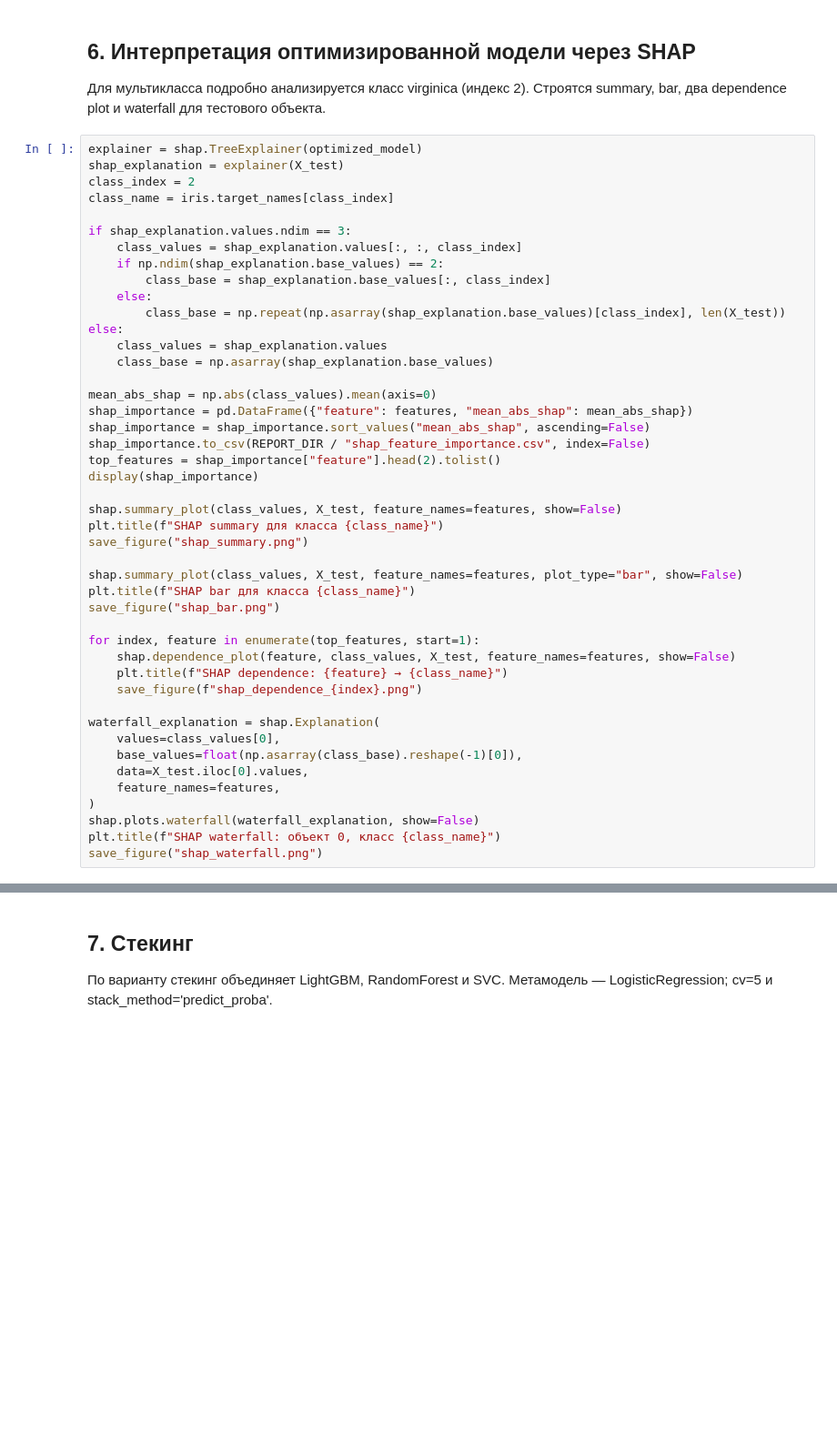
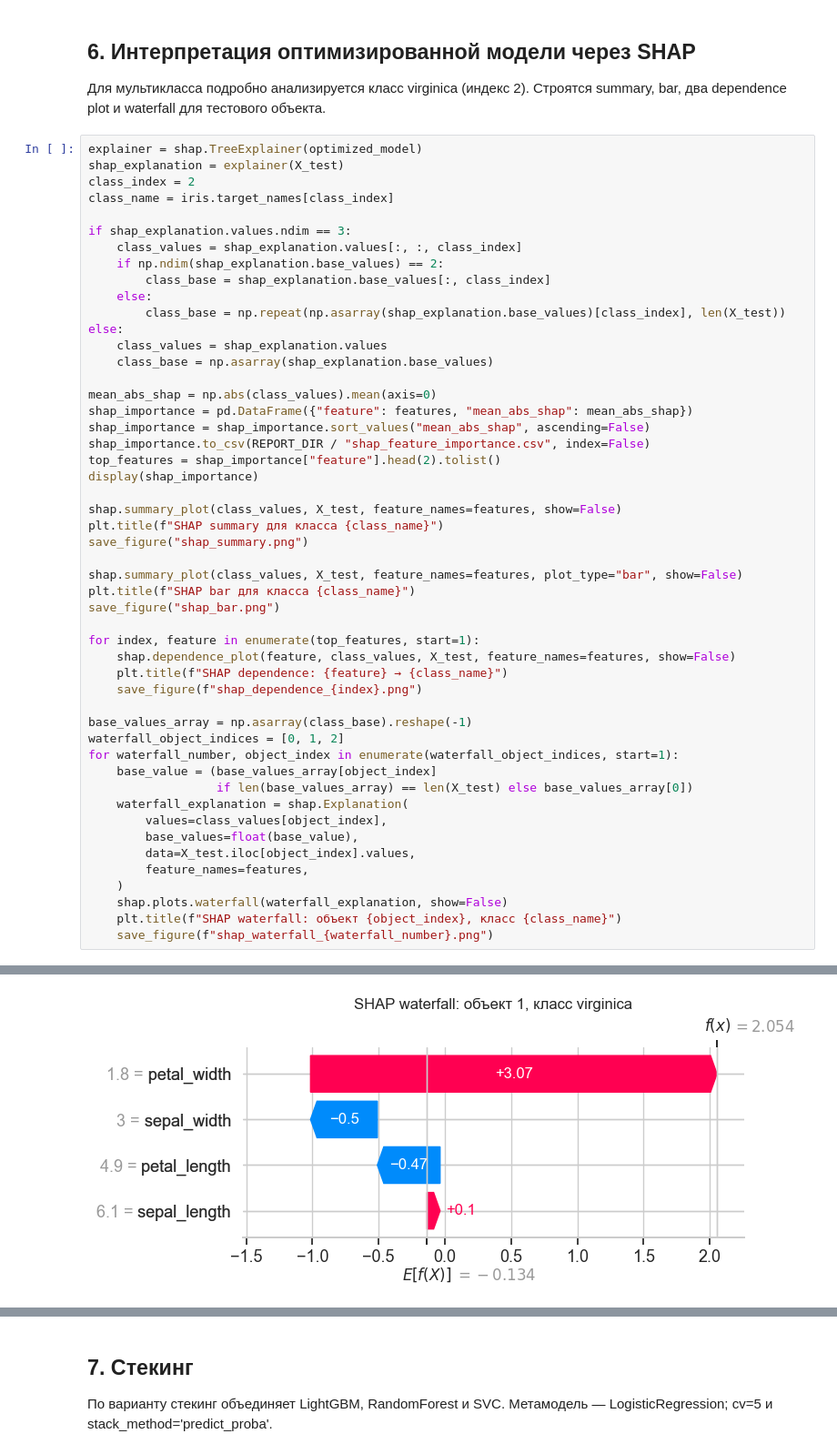
Before and after one commit to Kuzina-Varya/MWwithD, a Jupyter notebook: notebooks/lab3_iris_variant10.ipynb, the cells around one changed output, grey strips where cells are left out. Shown at 91% size. Cells and saved outputs as stored; diff of their text form; blank space fills up the shorter version.

Commit message:
Align lab 3 baselines and SHAP analysis with requirements

```diff
--- a/notebooks/lab3_iris_variant10.ipynb
+++ b/notebooks/lab3_iris_variant10.ipynb
@@ -351,15 +353,20 @@ for index, feature in enumerate(top_features, start=1):
     plt.title(f"SHAP dependence: {feature} → {class_name}")
     save_figure(f"shap_dependence_{index}.png")
 
-waterfall_explanation = shap.Explanation(
-    values=class_values[0],
-    base_values=float(np.asarray(class_base).reshape(-1)[0]),
-    data=X_test.iloc[0].values,
-    feature_names=features,
-)
-shap.plots.waterfall(waterfall_explanation, show=False)
-plt.title(f"SHAP waterfall: объект 0, класс {class_name}")
-save_figure("shap_waterfall.png")
+base_values_array = np.asarray(class_base).reshape(-1)
+waterfall_object_indices = [0, 1, 2]
+for waterfall_number, object_index in enumerate(waterfall_object_indices, start=1):
+    base_value = (base_values_array[object_index]
+                  if len(base_values_array) == len(X_test) else base_values_array[0])
+    waterfall_explanation = shap.Explanation(
+        values=class_values[object_index],
+        base_values=float(base_value),
+        data=X_test.iloc[object_index].values,
+        feature_names=features,
+    )
+    shap.plots.waterfall(waterfall_explanation, show=False)
+    plt.title(f"SHAP waterfall: объект {object_index}, класс {class_name}")
+    save_figure(f"shap_waterfall_{waterfall_number}.png")
 # %% [output]
 |  | feature | mean_abs_shap |
 | 2 | petal_length | 1.884474 |
@@ -378,0 +386 @@ save_figure("shap_waterfall.png")
+[figure, added]
```
Also changed, not shown: parts of 6 cells of this notebook, 10 other files.
